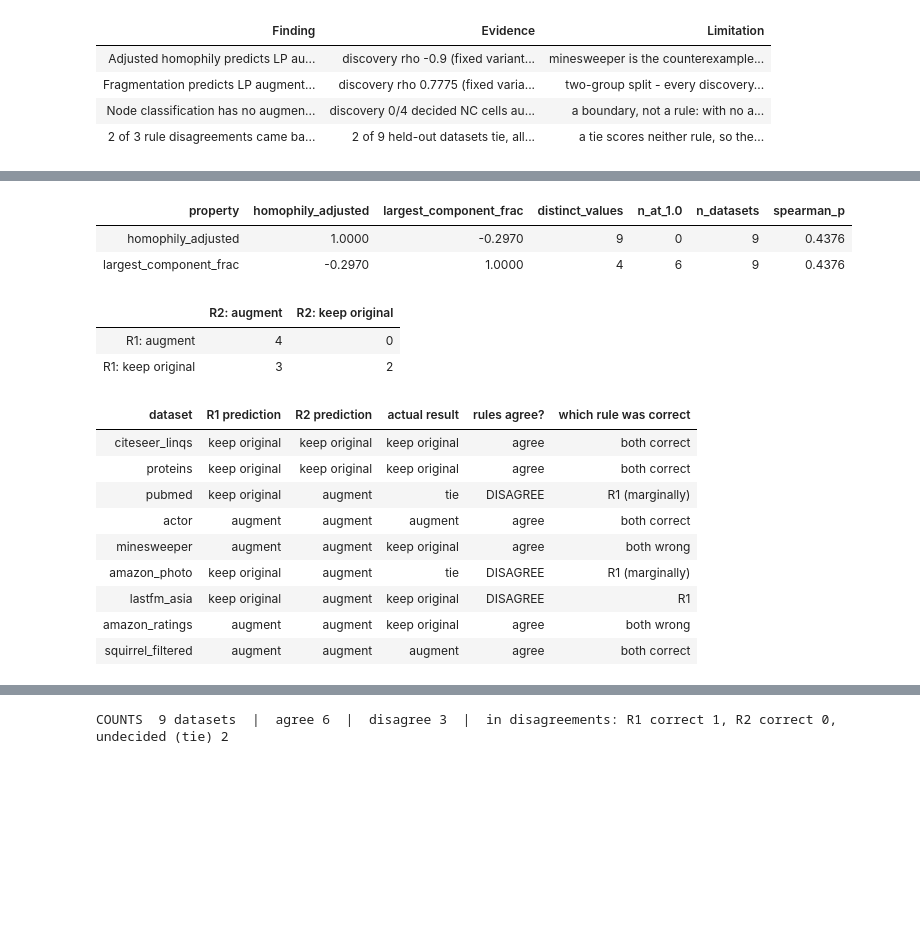
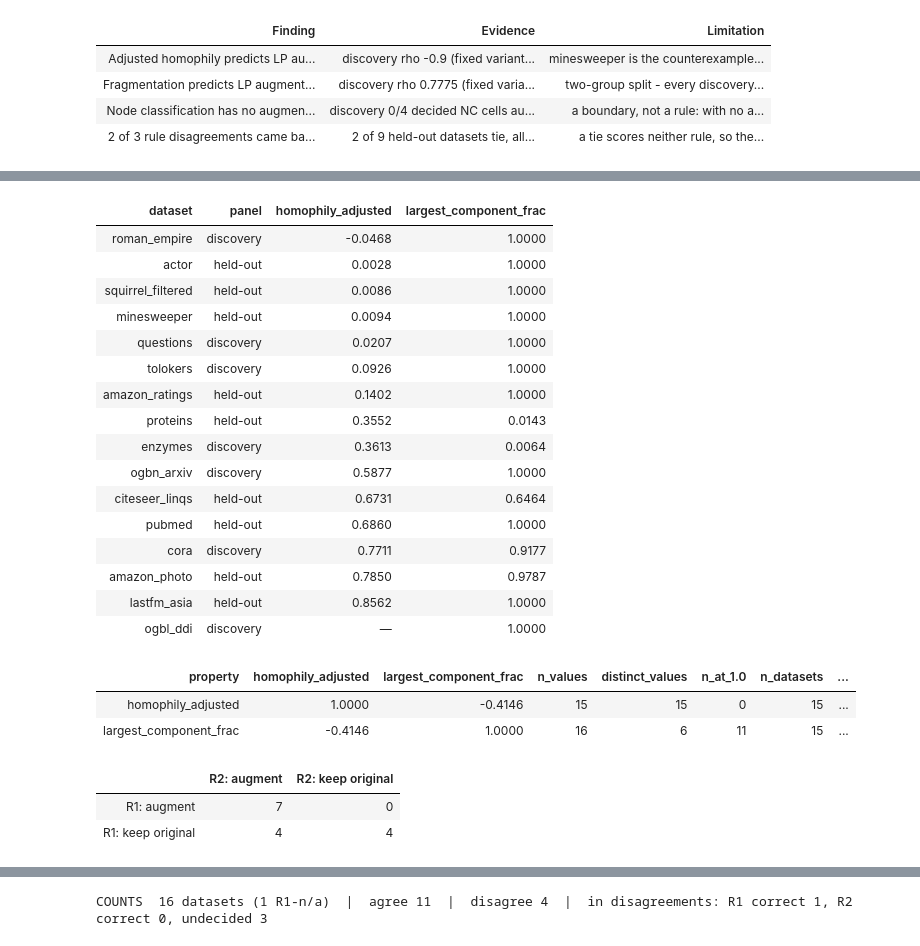
Before and after one commit to SafiUllahAdam/Structure-Aware-Graph-Augmentation-for-GNNs, a Jupyter notebook: notebooks/6-phase6_module3_validation.ipynb, the cells around one changed output, grey strips where cells are left out. Drawn from its saved outputs; the diff is of its cells as text; code cells hidden in the pictures; blank space fills up the shorter version.

```diff
--- a/notebooks/6-phase6_module3_validation.ipynb
+++ b/notebooks/6-phase6_module3_validation.ipynb
@@ -239,60 +239,77 @@ display(findings.rename(columns={"finding": "Finding", "evidence": "Evidence", "
 # %%
-# Professor point 1: property-property Spearman between the two rule inputs on the 9 held-out datasets, with each
-# property's variation. Off-diagonal = the R1-vs-R2 correlation; n_at_1.0 shows R2's ceiling degeneracy.
-corr = sm.property_correlation(fr.HELDOUT)
+# Review point 1: property-property Spearman across ALL datasets - 7 discovery + 9 held-out (review request 2026-08-08:
+# all datasets, not held-out only). ogbl_ddi is unlabelled -> no homophily, so the pair rho uses the 15 complete pairs.
+# Off-diagonal = the R1-vs-R2 correlation; n_at_1.0 shows R2's ceiling degeneracy.
+props = sm.rule_properties()
+display(props.sort_values("homophily_adjusted").style.format(precision=4, na_rep="—").hide(axis="index").set_table_styles(STYLE))
+corr = sm.property_correlation()
 corr.to_csv(sm.CORR_CSV)
 display(corr.reset_index().style.format(precision=4).hide(axis="index").set_table_styles(STYLE))
 
-# Professor point 2 - THE 2x2 AGREEMENT TABLE: datasets counted by R1 decision x R2 decision. Off-diagonal = disagreements.
-agree = sm.decision_agreement(fr.HELDOUT)
+# Review point 2 - THE 2x2 AGREEMENT TABLE over EVERY dataset (7 discovery + 9 held-out). Off-diagonal = disagreements.
+# ogbl_ddi drops out of the 2x2: unlabelled -> R1 cannot fire, a coverage hole, not a disagreement.
+agree = sm.decision_agreement()
 agree.to_csv(sm.AGREE_CSV, index=False)
 order = ["augment", "keep original"]
 xtab = (pd.crosstab(agree["rule1_pred"], agree["rule2_pred"]).reindex(index=order, columns=order, fill_value=0)
         .rename(index=lambda v: f"R1: {v}", columns=lambda v: f"R2: {v}").rename_axis(index="", columns=""))
 display(xtab.reset_index().rename(columns={"": " "}).style.hide(axis="index").set_table_styles(STYLE))
 
-# Per-dataset detail behind the 2x2: R1 prediction | R2 prediction | actual result | which rule was correct.
-# A tie scores neither rule, but the gap still has a sign - credit the rule on the marginally-better side of it.
-sig = sm.evidence(fr.HELDOUT).set_index("dataset")["gap_sigma"]
+# Per-dataset detail behind the 2x2: panel | R1 prediction | R2 prediction | actual result | which rule was correct.
+# Discovery rows are IN-SAMPLE (rules fitted there) - their "correct" describes fit, not validation. A tie scores
+# neither rule, but the gap still has a sign - credit the rule on the marginally-better side of it.
+sig = sm.actual_lp_verdicts(agree["dataset"].tolist()).set_index("dataset")["gap_sigma"]
 def which(ds, p1, p2, r1, r2):
+    if "n/a" in (p1, p2): return "— (R1 n/a: no labels)"
     if (r1, r2) == (True, True): return "both correct"
     if (r1, r2) == (False, False): return "both wrong"
     if r1 is True: return "R1"
     if r2 is True: return "R2"
-    lean = "keep original" if sig[ds] < 0 else "augment"       # tie: inside seed noise, only the sign leans
+    s = sig.get(ds, float("nan"))
+    if s != s: return "— (no LP cell)"
+    lean = "keep original" if s < 0 else "augment"             # tie: inside seed noise, only the sign leans
     return "R1 (marginally)" if p1 == lean != p2 else "R2 (marginally)" if p2 == lean != p1 else "neither (tie)"
 shown = pd.DataFrame({
     "dataset": agree["dataset"],
+    "panel": agree["panel"],
     "R1 prediction": agree["rule1_pred"],
     "R2 prediction": agree["rule2_pred"],
     "actual result": agree["actual_verdict"],
-    "rules agree?": agree["rules_agree"].map({True: "agree", False: "DISAGREE"}),
+    "rules agree?": agree["rules_agree"].map({True: "agree", False: "DISAGREE"}).fillna("R1 n/a"),
     "which rule was correct": [which(d, p1, p2, r1, r2) for d, p1, p2, r1, r2 in
                                zip(agree["dataset"], agree["rule1_pred"], agree["rule2_pred"],
                                    agree["rule1_correct"], agree["rule2_correct"])],
 })
 display(shown.style.hide(axis="index").set_table_styles(STYLE))
 
 # The counts: how often the rules agree, how often they disagree, and who wins the decided disagreements.
-dis = agree[~agree["rules_agree"]]
+dis = agree[agree["rules_agree"] == False]                     # == because the column holds True/False/None (R1 n/a)
 r1w = int((dis["disagreement_result"] == "R1 correct, R2 wrong").sum())
 r2w = int((dis["disagreement_result"] == "R2 correct, R1 wrong").sum())
-print(f"COUNTS  {len(agree)} datasets  |  agree {int(agree['rules_agree'].sum())}  |  disagree {len(dis)}  |  "
-      f"in disagreements: R1 correct {r1w}, R2 correct {r2w}, undecided (tie) {len(dis) - r1w - r2w}")
+print(f"COUNTS  {len(agree)} datasets ({int(agree['rules_agree'].isna().sum())} R1-n/a)  |  "
+      f"agree {int((agree['rules_agree'] == True).sum())}  |  disagree {len(dis)}  |  "
+      f"in disagreements: R1 correct {r1w}, R2 correct {r2w}, undecided {len(dis) - r1w - r2w}")
 # %% [output]
-| property | homophily_adjusted | largest_component_frac | distinct_values | n_at_1.0 | n_datasets | spearman_p |
-| homophily_adjusted | 1.0000 | -0.2970 | 9 | 0 | 9 | 0.4376 |
-| largest_component_frac | -0.2970 | 1.0000 | 4 | 6 | 9 | 0.4376 |
+| dataset | panel | homophily_adjusted | largest_component_frac |
+| roman_empire | discovery | -0.0468 | 1.0000 |
+| actor | held-out | 0.0028 | 1.0000 |
+| squirrel_filtered | held-out | 0.0086 | 1.0000 |
+| minesweeper | held-out | 0.0094 | 1.0000 |
+| questions | discovery | 0.0207 | 1.0000 |
+| tolokers | discovery | 0.0926 | 1.0000 |
+| amazon_ratings | held-out | 0.1402 | 1.0000 |
+| proteins | held-out | 0.3552 | 0.0143 |
+| enzymes | discovery | 0.3613 | 0.0064 |
+| ogbn_arxiv | discovery | 0.5877 | 1.0000 |
+| citeseer_linqs | held-out | 0.6731 | 0.6464 |
+| pubmed | held-out | 0.6860 | 1.0000 |
+| cora | discovery | 0.7711 | 0.9177 |
+| amazon_photo | held-out | 0.7850 | 0.9787 |
+| lastfm_asia | held-out | 0.8562 | 1.0000 |
+| ogbl_ddi | discovery | — | 1.0000 |
-|  | R2: augment | R2: keep original |
-| R1: augment | 4 | 0 |
-| R1: keep original | 3 | 2 |
+| property | homophily_adjusted | largest_component_frac | n_values | distinct_values | n_at_1.0 | n_datasets | ... |
+| homophily_adjusted | 1.0000 | -0.4146 | 15 | 15 | 0 | 15 | ... |
+| largest_component_frac | -0.4146 | 1.0000 | 16 | 6 | 11 | 15 | ... |
-| dataset | R1 prediction | R2 prediction | actual result | rules agree? | which rule was correct |
-| citeseer_linqs | keep original | keep original | keep original | agree | both correct |
-| proteins | keep original | keep original | keep original | agree | both correct |
-| pubmed | keep original | augment | tie | DISAGREE | R1 (marginally) |
-| actor | augment | augment | augment | agree | both correct |
-| minesweeper | augment | augment | keep original | agree | both wrong |
-| amazon_photo | keep original | augment | tie | DISAGREE | R1 (marginally) |
-| lastfm_asia | keep original | augment | keep original | DISAGREE | R1 |
-| amazon_ratings | augment | augment | keep original | agree | both wrong |
-| squirrel_filtered | augment | augment | augment | agree | both correct |
+|  | R2: augment | R2: keep original |
+| R1: augment | 7 | 0 |
+| R1: keep original | 4 | 4 |
@@ -299 +333 @@ print(f"COUNTS  {len(agree)} datasets  |  agree {int(agree['rules_agree'].sum())
-COUNTS  9 datasets  |  agree 6  |  disagree 3  |  in disagreements: R1 correct 1, R2 correct 0, undecided (tie) 2
+COUNTS  16 datasets (1 R1-n/a)  |  agree 11  |  disagree 4  |  in disagreements: R1 correct 1, R2 correct 0, undecided 3
```
Also changed, not shown: parts of 2 cells of this notebook, 5 other files.
